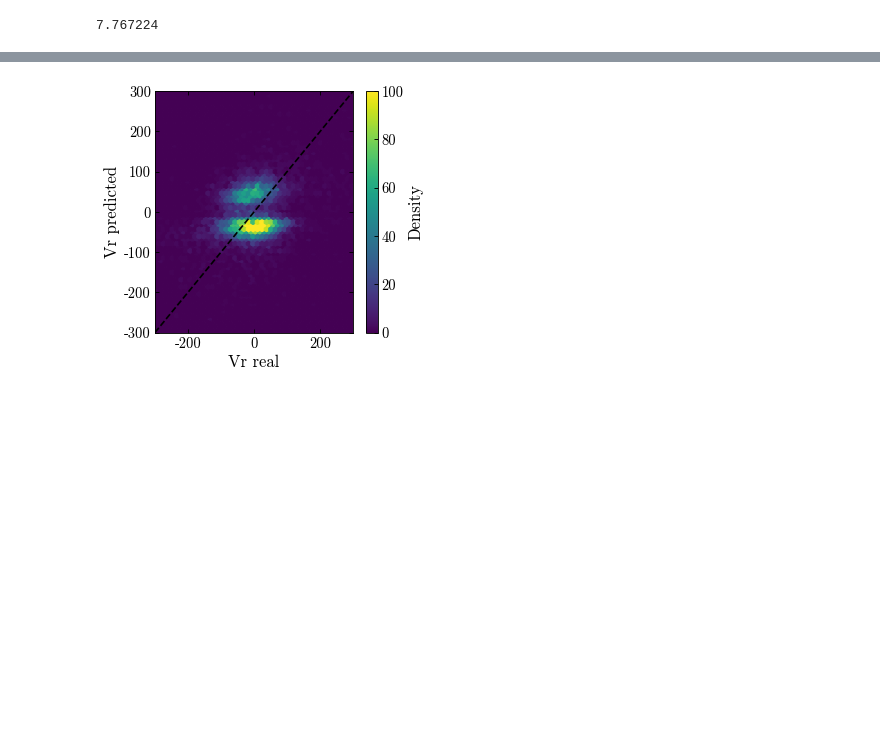
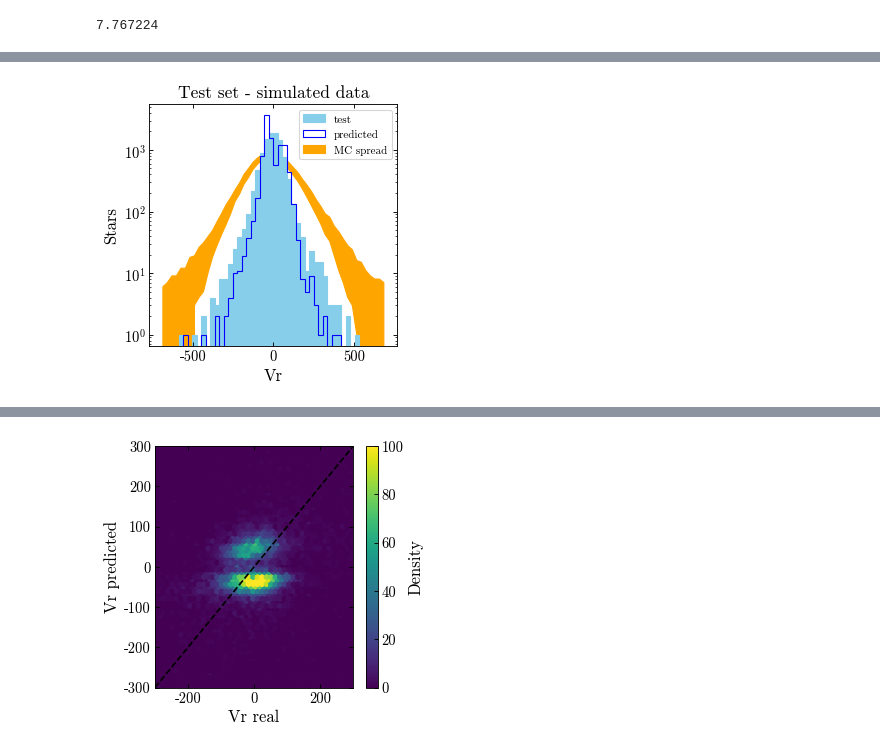
Before and after one commit to adropulic/datax_gaia, a Jupyter notebook: RVTrial3_nonrescaledvel.ipynb, the cells around one changed output, grey strips where cells are left out. Saved outputs shown, nothing was run; the diff lists cells and outputs as text; code cells hidden in the pictures; blank space fills up the shorter version.

```diff
--- a/RVTrial3_nonrescaledvel.ipynb
+++ b/RVTrial3_nonrescaledvel.ipynb
@@ -674,3 +673,20 @@ print(test_preds_2[1:10,:])
+# %%
+plt.figure()
+hist_test, bins_test, patches_test = plt.hist(y_test, bins=50, range=(y_low,y_high), histtype='step', edgecolor = 'skyblue', color= 'skyblue', fill = True, label = 'test' )
+#plt.hist(bins_test[:-1], bins_test, weights=max_array,color = 'green')
+#plt.hist(bins_test[:-1], bins_test, weights=min_array,color = 'yellow')
+bin_centers_test = (bins_test[1:]+bins_test[:-1])/2
+
+plt.hist(test_preds_2[:,0], bins=50, range=(y_low,y_high), histtype='step',color = 'blue', label = 'predicted')
+plt.fill_between(bin_centers_test,min_array, max_array,label = 'MC spread',color = 'orange')
+plt.xlabel('Vr')
+plt.ylabel('Stars')
+plt.title('Test set - simulated data')
+plt.yscale('log')
+plt.legend(loc = "upper right",prop={'size': 10})
+plt.show()
+# %% [output]
+[figure, added]
 # %%
 plt.scatter(X_test[:,2], test_preds_2[:,1], color = 'red')
 #plt.errorbar(X_test[1:50,2], test_preds_2[1:50,0], yerr = test_preds_2[1:50,1], color = 'red',ls='none')
```
Also changed, not shown: parts of 17 cells of this notebook.
